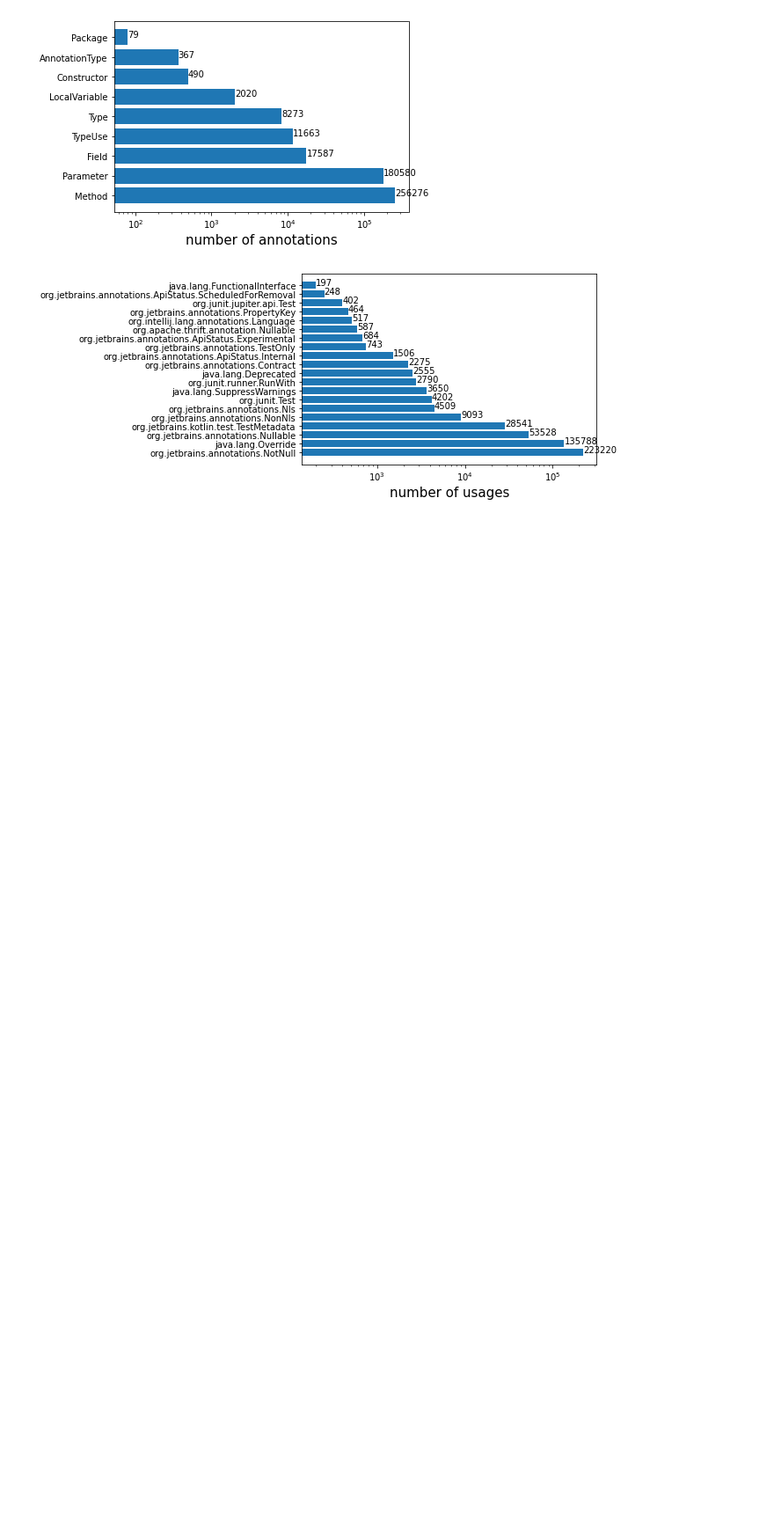
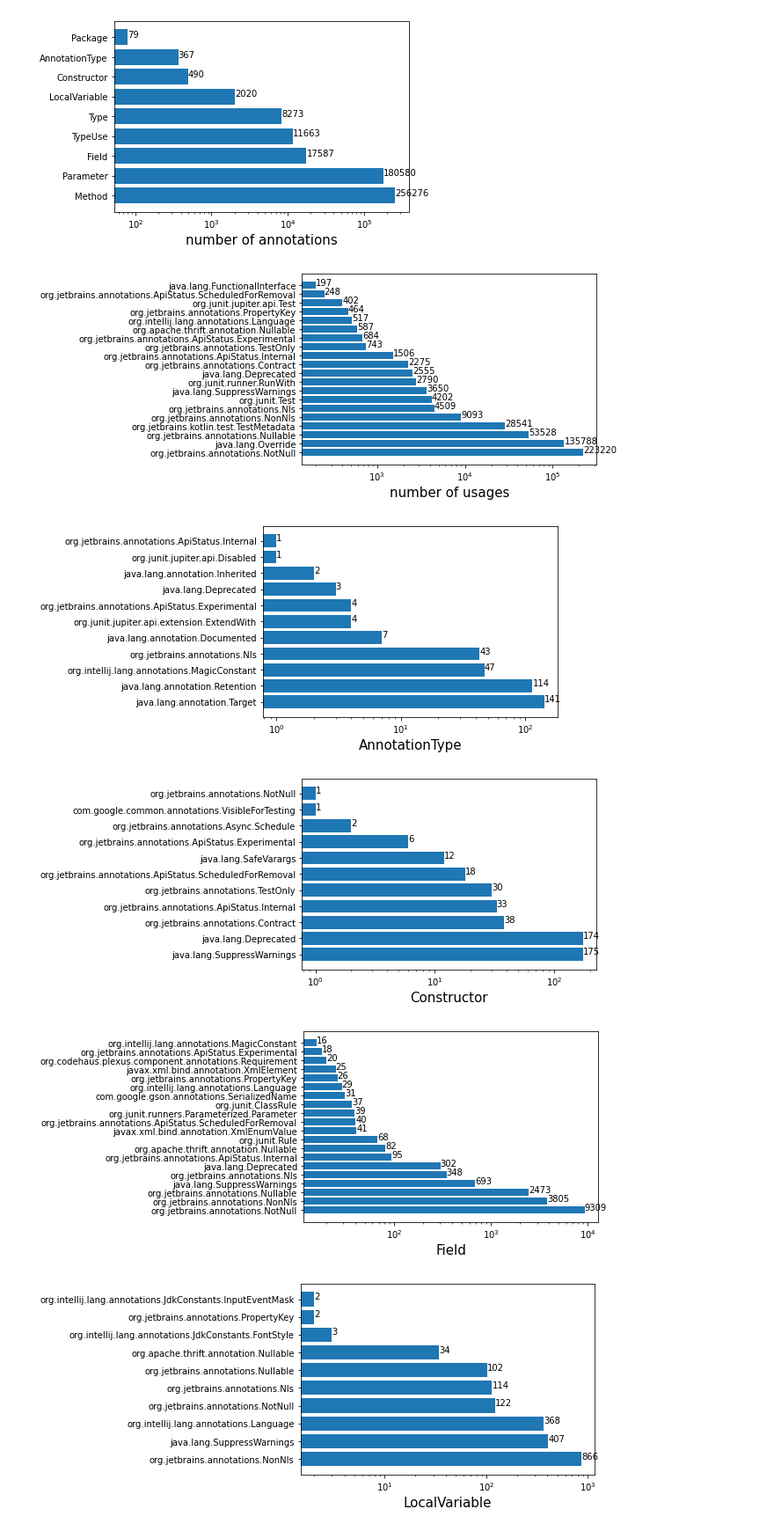
Before and after one commit to KaperD/annotations-completion, a Jupyter notebook: annotations_stats.ipynb, the cells around one changed output. Shown at 88% size. Cells and saved outputs as stored; diff of their text form; code cells hidden in the pictures; blank space fills up the shorter version.

Commit message:
Add stats by target type

```diff
--- a/annotations_stats.ipynb
+++ b/annotations_stats.ipynb
@@ -67,3 +67,56 @@ plt.xlabel('number of usages', fontsize=15)
 plt.show()
 # %% [output]
 [figure]
+# %%
+types = [
+         'AnnotationType',
+         'Constructor',
+         'Field',
+         'LocalVariable',
+         'Method',
+         'Module',
+         'Package',
+         'Parameter',
+         'RecordComponent',
+         'Type',
+         'TypeParameter',
+         'TypeUse'
+]
+# %%
+for expected_target_type in types:
+    number_of_usage = {}
+
+    for root, dirs, files in os.walk(processing_result_path):
+        for file in files:
+            if not file.endswith("json"):
+                continue
+            with open(os.path.join(root, file), "r") as read_file:
+                data = json.load(read_file)
+                annotation_name = data["typeInfo"]["name"]
+                for usage in data["usages"]:
+                    target_type = usage["features"]["targetType"]
+                    if target_type == expected_target_type:
+                        number_of_usage[annotation_name] = number_of_usage.get(annotation_name, 0) + 1
+
+    annotations = []
+    values = []
+
+    for annotation in sorted(number_of_usage, key=number_of_usage.get, reverse=True):
+        annotations += [annotation]
+        values += [number_of_usage[annotation]]
+
+
+
+    pl = plt.barh(annotations[:20], values[:20], log=True)
+    for bar in pl:
+        width = bar.get_width()
+        label_y = bar.get_y() + bar.get_height() / 2
+        plt.text(width, label_y, s=f'{width}')
+
+    plt.xlabel(expected_target_type, fontsize=15)
+    plt.show()
+# %% [output]
+[figure, added]
+[figure, added]
+[figure, added]
+[figure, added]
```
Also changed, not shown: parts of 1 cell of this notebook.
